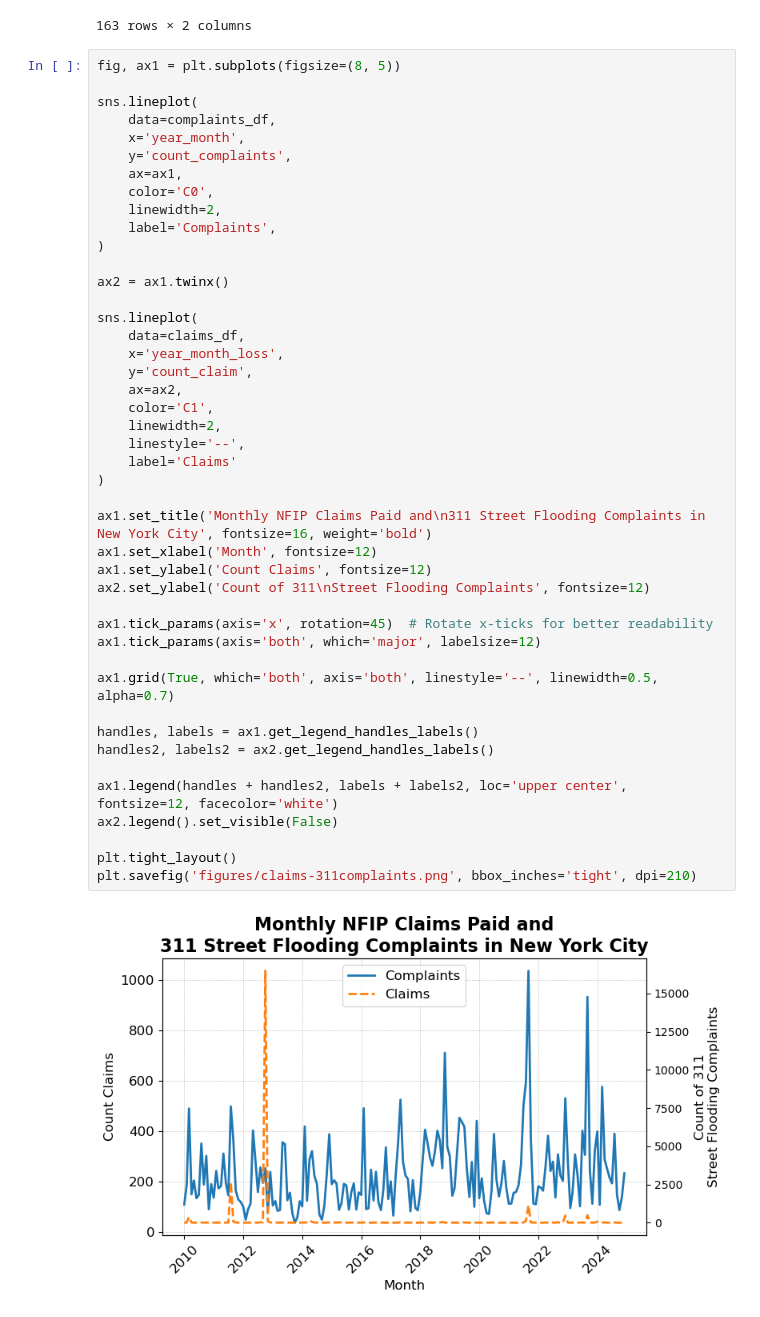
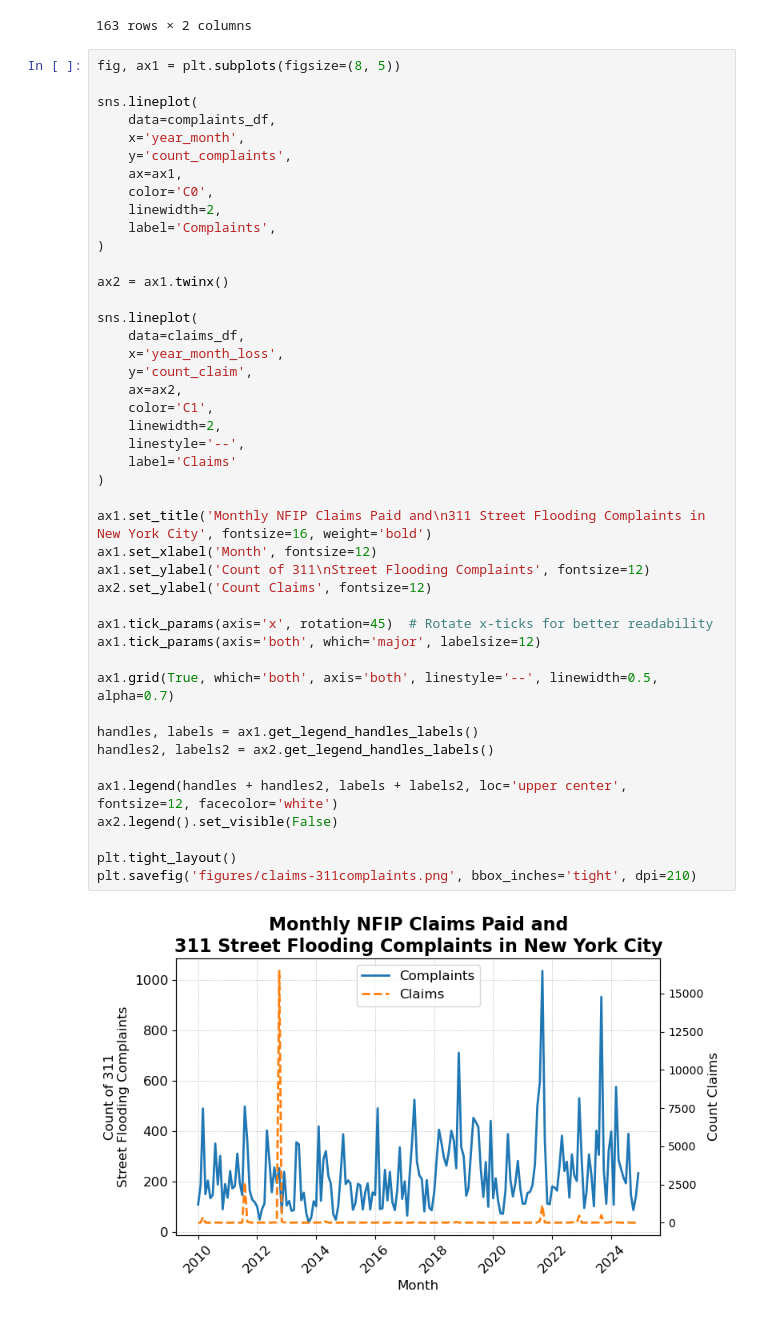
Before and after one commit to mebauer/nyc-odw25-nfip, a Jupyter notebook: figures.ipynb, the cells around one changed output. Cells and saved outputs as stored; diff of their text form.

Commit message:
311 complaints and claims label mismatch

```diff
--- a/figures.ipynb
+++ b/figures.ipynb
@@ -1321,36 +1321,36 @@ sns.lineplot(
 ax2 = ax1.twinx()
 
 sns.lineplot(
     data=claims_df,
     x='year_month_loss',
     y='count_claim',
     ax=ax2,
     color='C1',
     linewidth=2,
     linestyle='--',
     label='Claims'
 )
 
 ax1.set_title('Monthly NFIP Claims Paid and\n311 Street Flooding Complaints in New York City', fontsize=16, weight='bold')
 ax1.set_xlabel('Month', fontsize=12)
-ax1.set_ylabel('Count Claims', fontsize=12)
-ax2.set_ylabel('Count of 311\nStreet Flooding Complaints', fontsize=12)
+ax1.set_ylabel('Count of 311\nStreet Flooding Complaints', fontsize=12)
+ax2.set_ylabel('Count Claims', fontsize=12)
 
 ax1.tick_params(axis='x', rotation=45)  # Rotate x-ticks for better readability
 ax1.tick_params(axis='both', which='major', labelsize=12)
 
 ax1.grid(True, which='both', axis='both', linestyle='--', linewidth=0.5, alpha=0.7)
 
 handles, labels = ax1.get_legend_handles_labels()
 handles2, labels2 = ax2.get_legend_handles_labels()
 
 ax1.legend(handles + handles2, labels + labels2, loc='upper center', fontsize=12, facecolor='white')
 ax2.legend().set_visible(False)
 
 plt.tight_layout()
 plt.savefig('figures/claims-311complaints.png', bbox_inches='tight', dpi=210)
 # %% [output]
-[figure, old version]
+[figure, new version]
 # %%
 fig, ax1 = plt.subplots(figsize=(8, 5))
 
```
Also changed, not shown: parts of 8 cells of this notebook, 4 other files.
